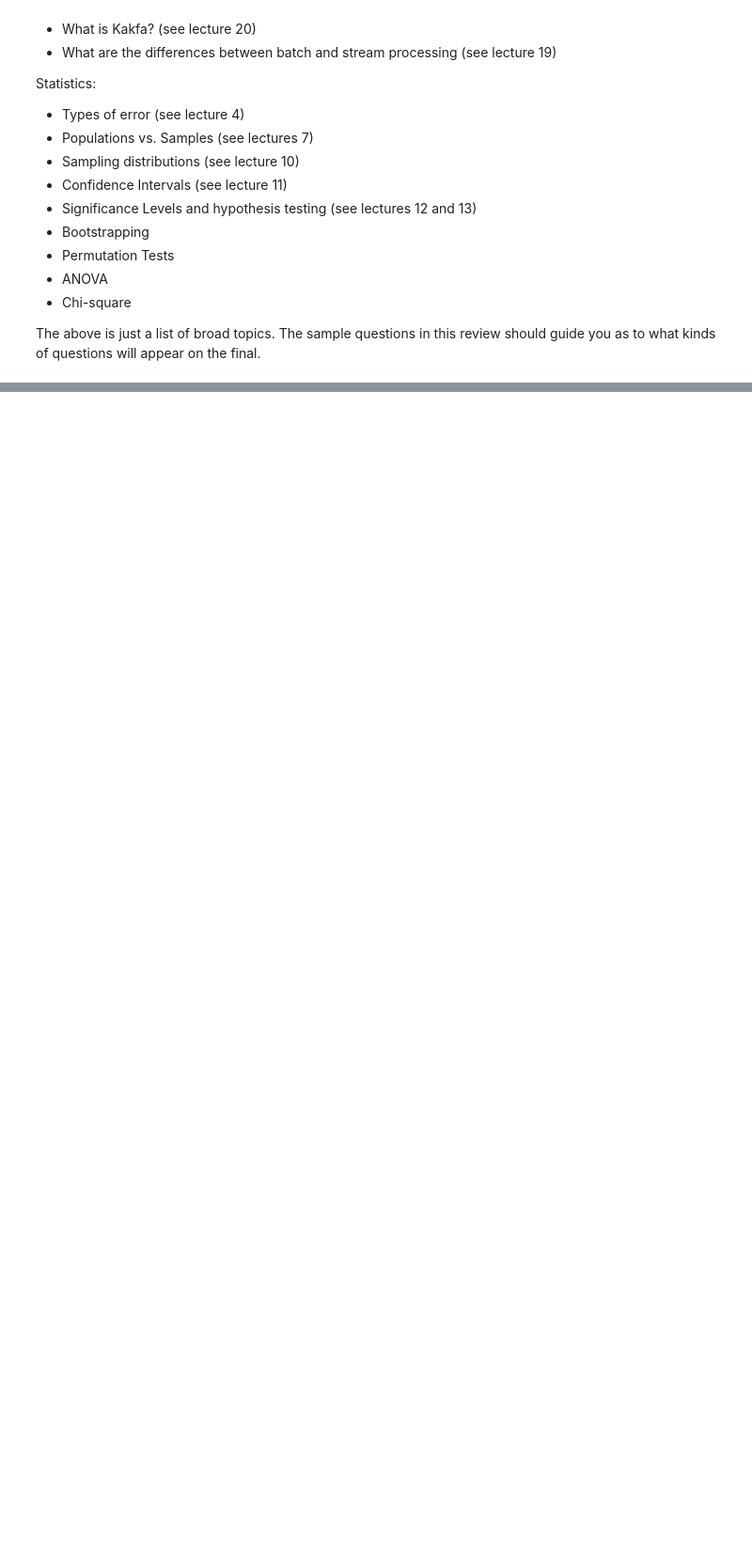
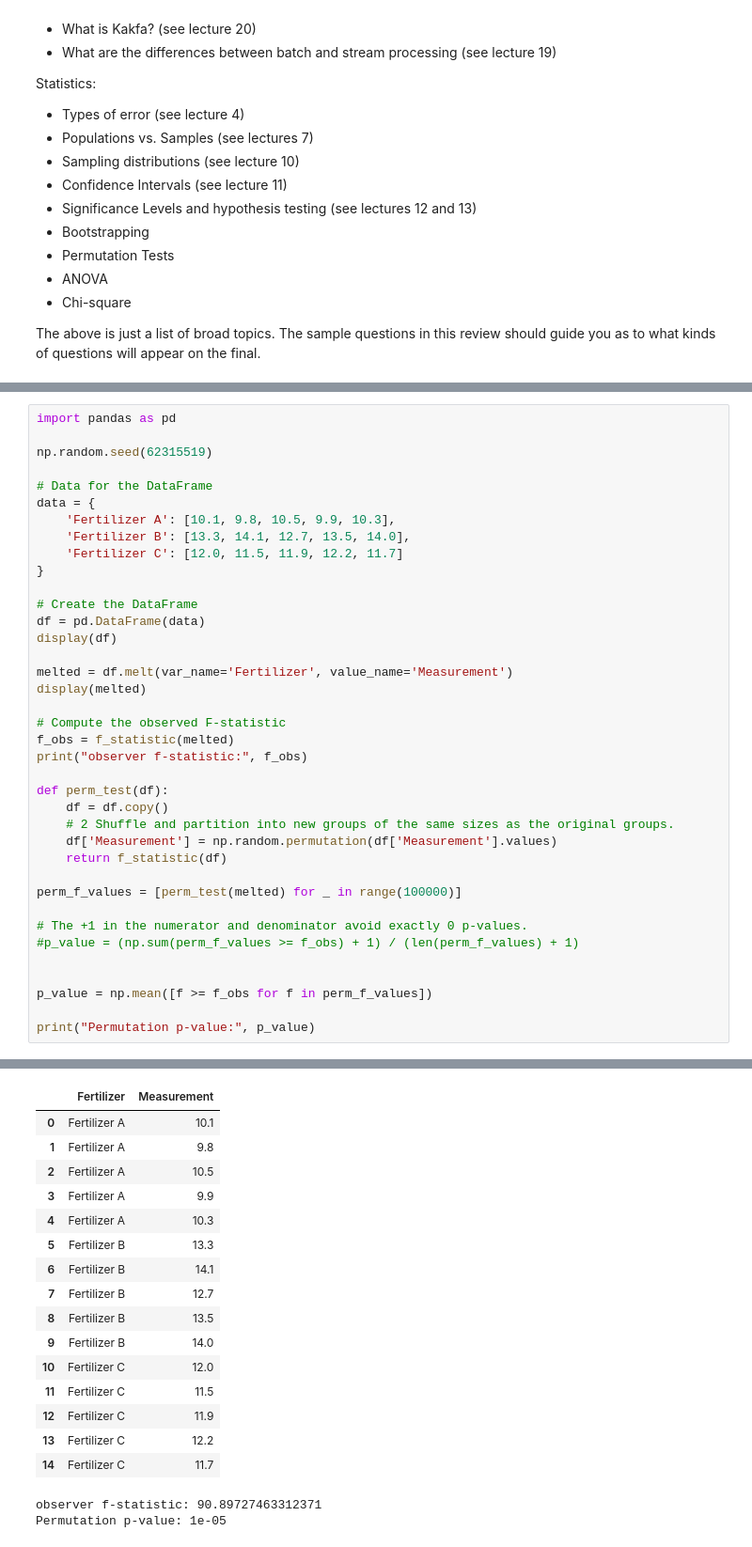
Before and after one commit to dosirrah/CSCI443_25S_AdvancedDataScience, a Jupyter notebook: final_worksheet/final_worksheet.ipynb, the cells around one changed output, grey strips where cells are left out. Shown at 94% size. Drawn from its saved outputs; the diff is of its cells as text; blank space fills up the shorter version.

```diff
--- a/final_worksheet/final_worksheet.ipynb
+++ b/final_worksheet/final_worksheet.ipynb
@@ -1226,0 +1530,39 @@ Answer:
+# %%
+import pandas as pd
+
+np.random.seed(62315519)
+
+# Data for the DataFrame
+data = {
+    'Fertilizer A': [10.1, 9.8, 10.5, 9.9, 10.3],
+    'Fertilizer B': [13.3, 14.1, 12.7, 13.5, 14.0],
+    'Fertilizer C': [12.0, 11.5, 11.9, 12.2, 11.7]
+}
+
+# Create the DataFrame
+df = pd.DataFrame(data)
+display(df)
+
+melted = df.melt(var_name='Fertilizer', value_name='Measurement')
+display(melted)
+
+# Compute the observed F-statistic
+f_obs = f_statistic(melted)
+print("observer f-statistic:", f_obs)
+
+def perm_test(df):
+    df = df.copy()
+    # 2 Shuffle and partition into new groups of the same sizes as the original groups.
+    df['Measurement'] = np.random.permutation(df['Measurement'].values)
+    return f_statistic(df)
+
+perm_f_values = [perm_test(melted) for _ in range(100000)]
+
+# The +1 in the numerator and denominator avoid exactly 0 p-values.
+#p_value = (np.sum(perm_f_values >= f_obs) + 1) / (len(perm_f_values) + 1)
+
+
+p_value = np.mean([f >= f_obs for f in perm_f_values])
+
+print("Permutation p-value:", p_value)
+# %% [output]
@@ -1226,0 +1575,18 @@ Answer:
+|  | Fertilizer | Measurement |
+| 0 | Fertilizer A | 10.1 |
+| 1 | Fertilizer A | 9.8 |
+| 2 | Fertilizer A | 10.5 |
+| 3 | Fertilizer A | 9.9 |
+| 4 | Fertilizer A | 10.3 |
+| 5 | Fertilizer B | 13.3 |
+| 6 | Fertilizer B | 14.1 |
+| 7 | Fertilizer B | 12.7 |
+| 8 | Fertilizer B | 13.5 |
+| 9 | Fertilizer B | 14.0 |
+| 10 | Fertilizer C | 12.0 |
+| 11 | Fertilizer C | 11.5 |
+| 12 | Fertilizer C | 11.9 |
+| 13 | Fertilizer C | 12.2 |
+| 14 | Fertilizer C | 11.7 |
+observer f-statistic: 90.89727463312371
+Permutation p-value: 1e-05
```
Also changed, not shown: parts of 58 cells of this notebook, 5 other files.
